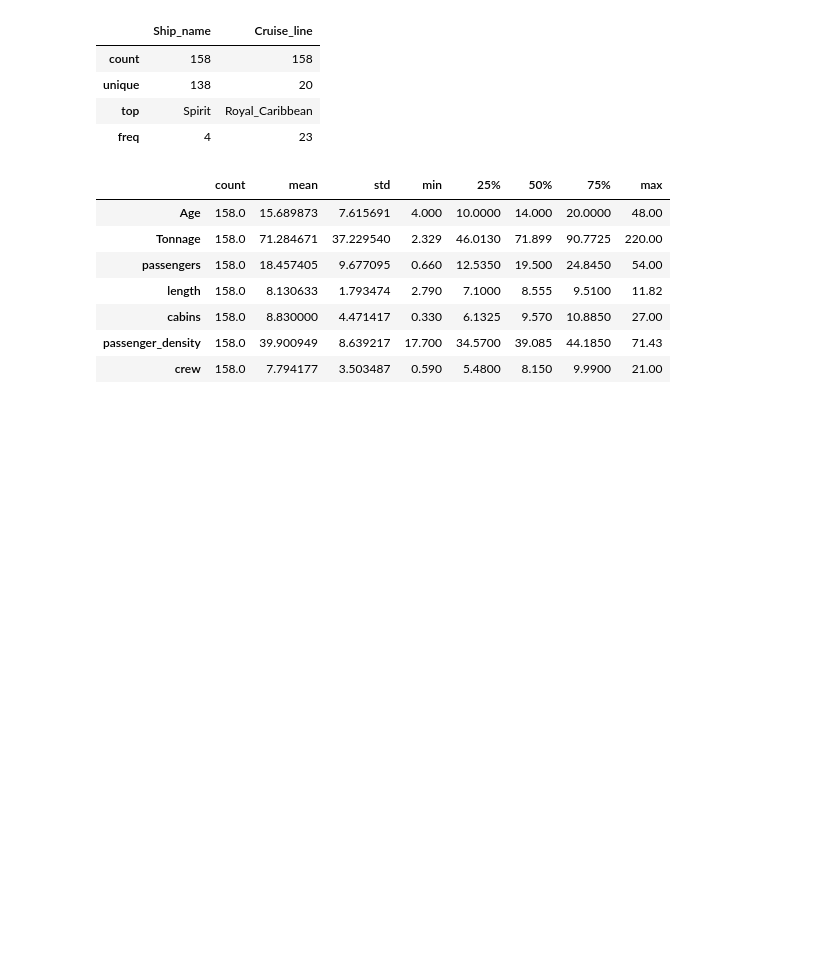
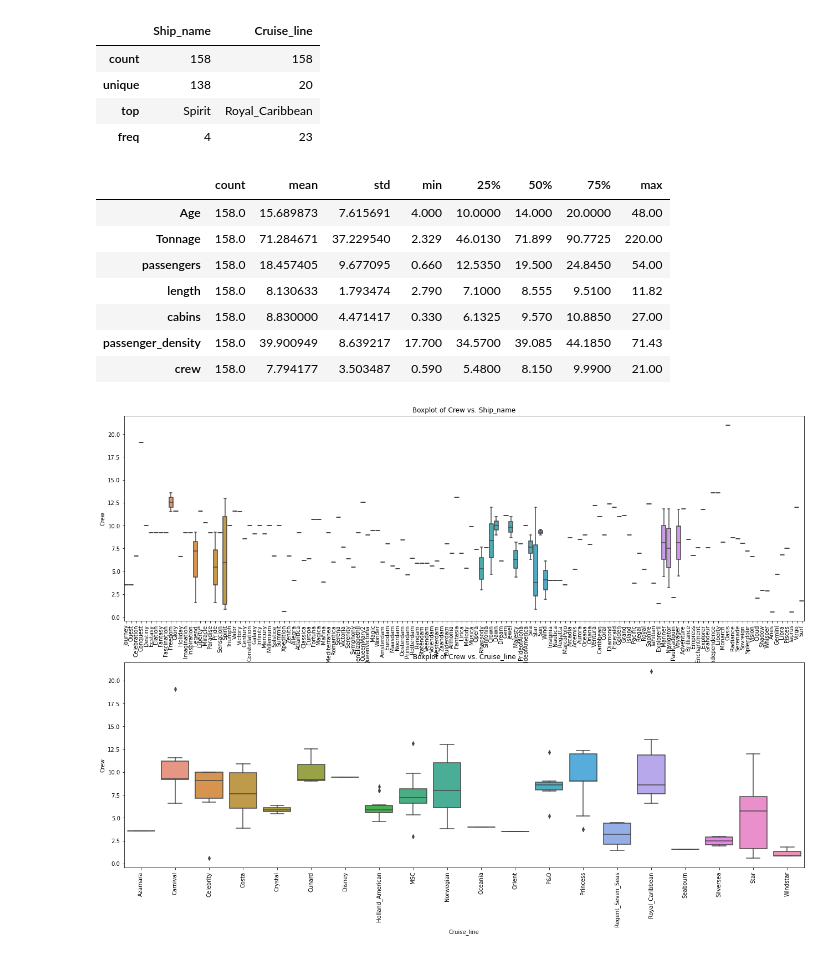
Before and after one commit to kvnpalm/tusdatos, a Jupyter notebook: Prueba_tecnica.ipynb, the cells around one changed output. Drawn from its saved outputs; the diff is of its cells as text; code cells hidden in the pictures; blank space fills up the shorter version.

```diff
--- a/Prueba_tecnica.ipynb
+++ b/Prueba_tecnica.ipynb
@@ -82,12 +116,15 @@ data.describe().transpose()
 | passenger_density | 158.0 | 39.900949 | 8.639217 | 17.700 | 34.5700 | 39.085 | 44.1850 | 71.43 |
 | crew | 158.0 | 7.794177 | 3.503487 | 0.590 | 5.4800 | 8.150 | 9.9900 | 21.00 |
 # %%
-# variables discretas
-plt.figure(figsize=(22,30))
+# variables discretas vs variable de respuesta
+plt.figure(figsize=(22,15))
 vars_to_plot = data.select_dtypes(include=['object']).columns.tolist()
 for i, var in enumerate(vars_to_plot):
-    plt.subplot(12,4,i+1)
-    sns.boxplot(x = var, y='edad_', data = data)
-    title_string = "Boxplot of edad vs. " + var
-    plt.ylabel("Edad")
+    plt.subplot(2,1,i+1)
+    sns.boxplot(x = var, y='crew', data = data)
+    title_string = "Boxplot of Crew vs. " + var
+    plt.ylabel("Crew")
     plt.title(title_string)
+    plt.xticks(fontsize = 10, rotation=90)
+# %% [output]
+[figure, added]
```
Also changed, not shown: parts of 36 cells of this notebook, 2 other files.
